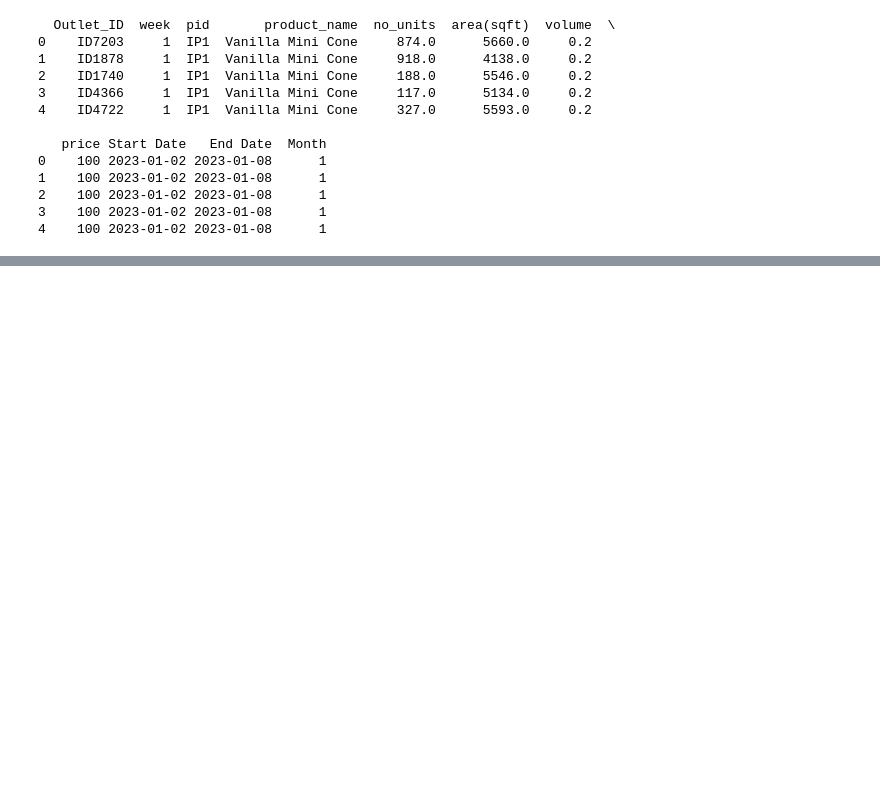
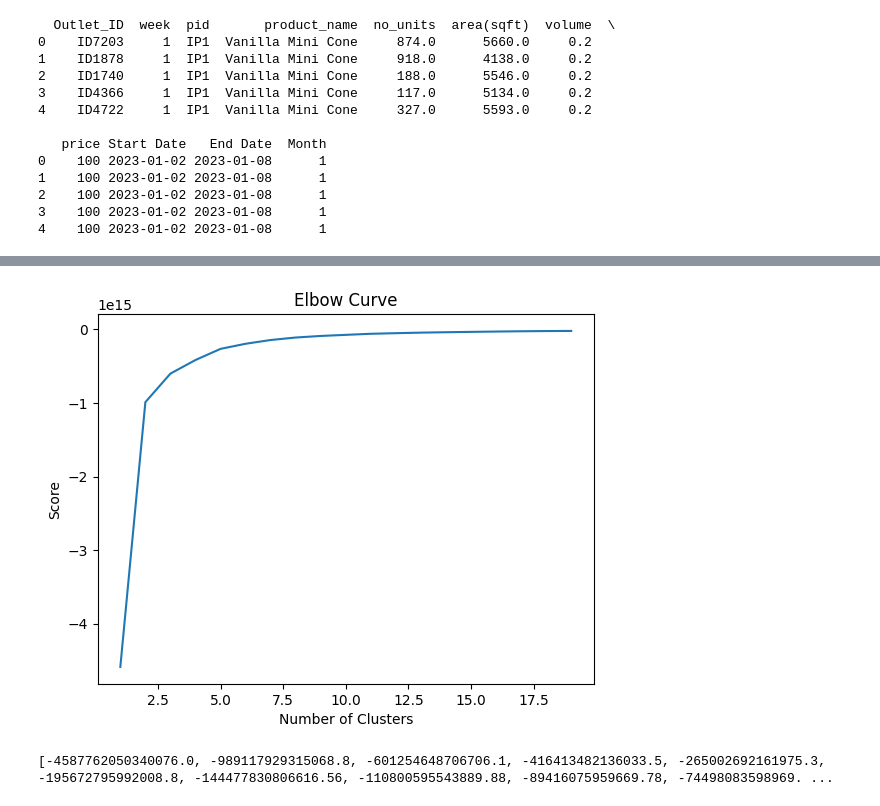
Before and after one commit to KasunAbeyweera/Store-Segmentation-and-Freezer-Recommendation-System, a Jupyter notebook: Notebook 1.ipynb, the cells around one changed output, grey strips where cells are left out. Saved outputs shown, nothing was run; the diff lists cells and outputs as text; code cells hidden in the pictures; blank space fills up the shorter version.

```diff
--- a/Notebook 1.ipynb
+++ b/Notebook 1.ipynb
@@ -259,0 +374,19 @@ print(merged_df.head())
+# %%
+import pylab as pl
+from sklearn.decomposition import PCA
+
+Nc = range(1, 20)
+kmeans = [KMeans(n_clusters=i) for i in Nc]
+kmeans
+score = [kmeans[i].fit(model_df).score(model_df) for i in range(len(kmeans))]
+score
+pl.plot(Nc,score)
+pl.xlabel('Number of Clusters')
+pl.ylabel('Score')
+pl.title('Elbow Curve')
+pl.show()
+
+print(score)
+# %% [output]
+[figure, added]
+[-4587762050340076.0, -989117929315068.8, -601254648706706.1, -416413482136033.5, -265002692161975.3, -195672795992008.8, -144477830806616.56, -110800595543889.88, -89416075959669.78, -74498083598969. ...
```
Also changed, not shown: parts of 11 cells of this notebook, 1 other file.
